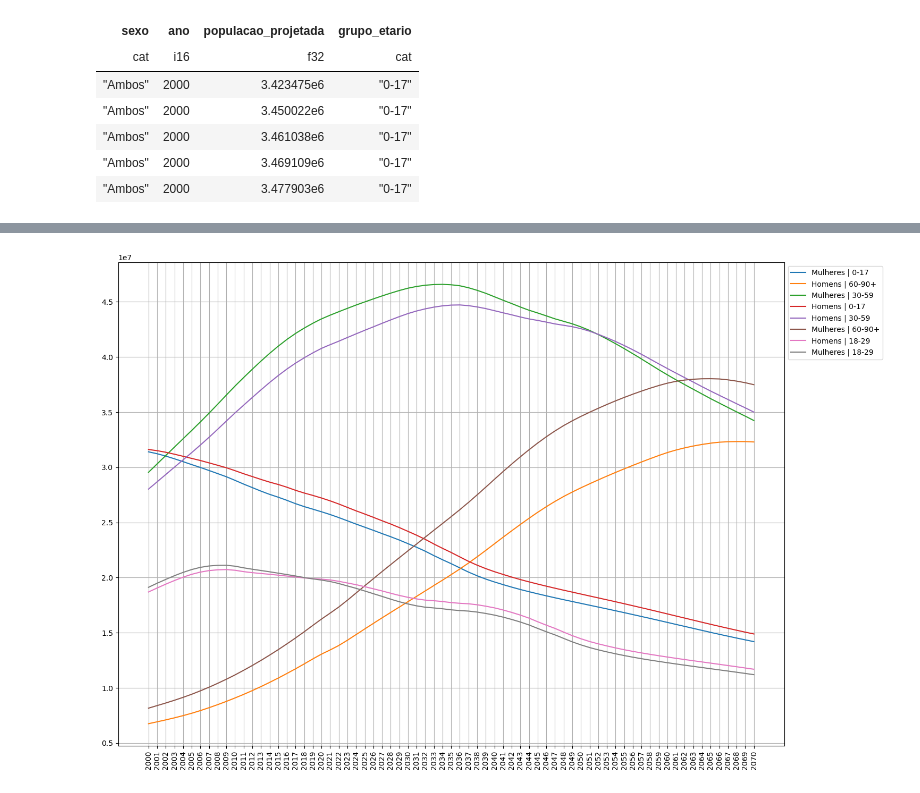
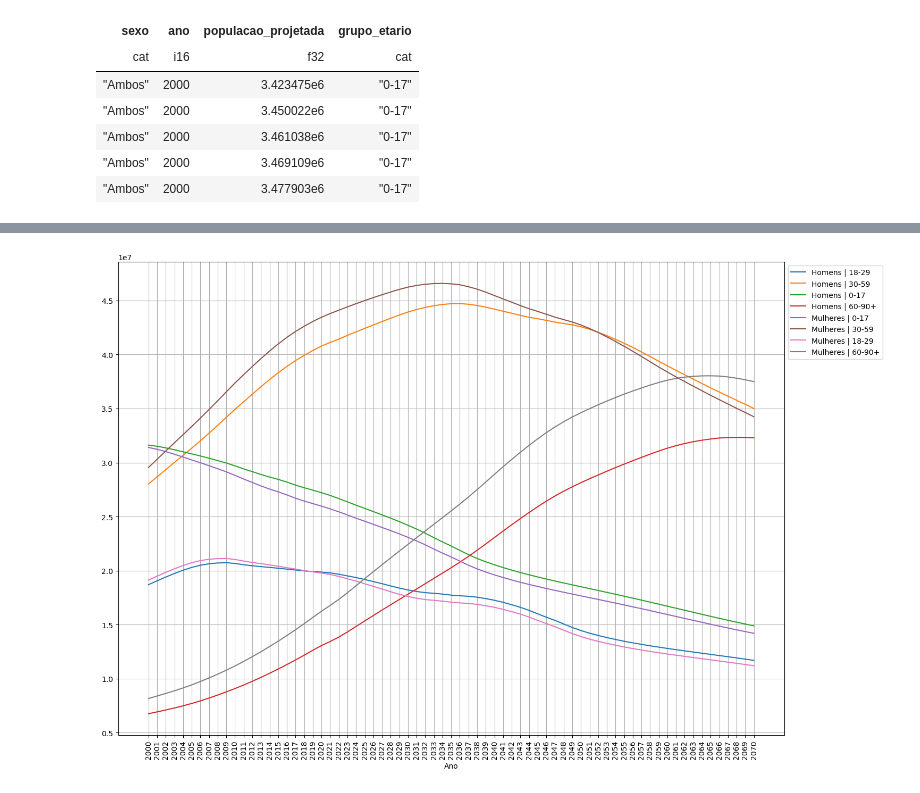
Before and after one commit to LazaroDamasceno/Rascunho-Artigo, a Jupyter notebook: analise_dados/projecao_populaco_ibge/projecao_populacao.ipynb, the cells around one changed output, grey strips where cells are left out. Drawn from its saved outputs; the diff is of its cells as text; code cells hidden in the pictures.

Commit message:
Alteou o notebook projecao_populacao.ipymb

```diff
--- a/analise_dados/projecao_populaco_ibge/projecao_populacao.ipynb
+++ b/analise_dados/projecao_populaco_ibge/projecao_populacao.ipynb
@@ -308,7 +308,7 @@ df_ano_sexo_ge = df_concat.filter(
     pl.col('sexo') != 'Ambos'
 ).group_by(['sexo', 'ano', 'grupo_etario']).agg(
     pl.col('populacao_projetada').sum()
-).sort(['sexo' ,'grupo_etario', 'ano'], descending=False)
+)
 # %%
 df_ano_sexo_ge.head()
 # %% [output]
@@ -322,0 +323,4 @@ shape: (5, 4)
+# %%
+df_ano_sexo_ge_h = df_ano_sexo_ge.filter(
+    pl.col('sexo') == 'Homens'
+).sort(['ano', 'grupo_etario'], descending=False)
@@ -322,0 +338,4 @@ shape: (5, 4)
+# %%
+df_ano_sexo_ge_m = df_ano_sexo_ge.filter(
+    pl.col('sexo') == 'Mulheres'
+).sort(['ano', 'grupo_etario'], descending=False)
@@ -323,21 +353,31 @@ shape: (5, 4)
 # %%
 fig, ax = plt.subplots(figsize=(15, 10))
 
-for (sexo, ge), grupo in df_ano_sexo_ge.group_by(['sexo', 'grupo_etario']):
+for (sexo, ge), grupo in df_ano_sexo_ge_h.group_by(['sexo', 'grupo_etario']):
+    rotulo = f'{sexo} | {ge}'
+    plt.plot(
+        grupo.select('ano'),
+        grupo.select('populacao_projetada'),
+        label=rotulo
+    )
+
+for (sexo, ge), grupo in df_ano_sexo_ge_m.group_by(['sexo', 'grupo_etario']):
     rotulo = f'{sexo} | {ge}'
     plt.plot(
         grupo.select('ano'),
         grupo.select('populacao_projetada'),
         label=rotulo
     )
 
 ax.grid()
 ax.legend(loc='upper left', bbox_to_anchor=(1, 1))
 ax.tick_params('x', rotation=90)
 ax.set_xticks(anos)
+ax.set_label('População Projetada')
+ax.set_xlabel('Ano')
 
 plt.tight_layout()
 fig.savefig('projecao_populacao_sexo_ano_grupo_etario.png', dpi=300, bbox_inches='tight')
 plt.show()
 # %% [output]
-[figure, old version]
+[figure, new version]
```
Also changed, not shown: parts of 6 cells of this notebook, 3 other files.
